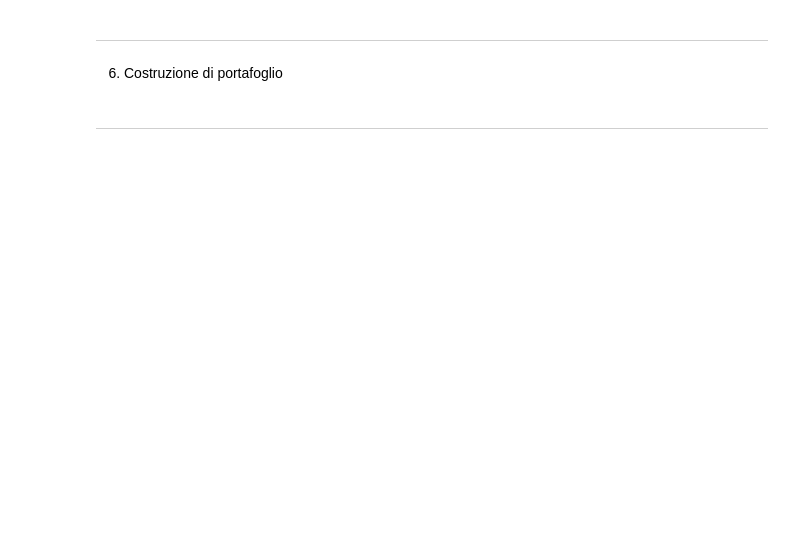
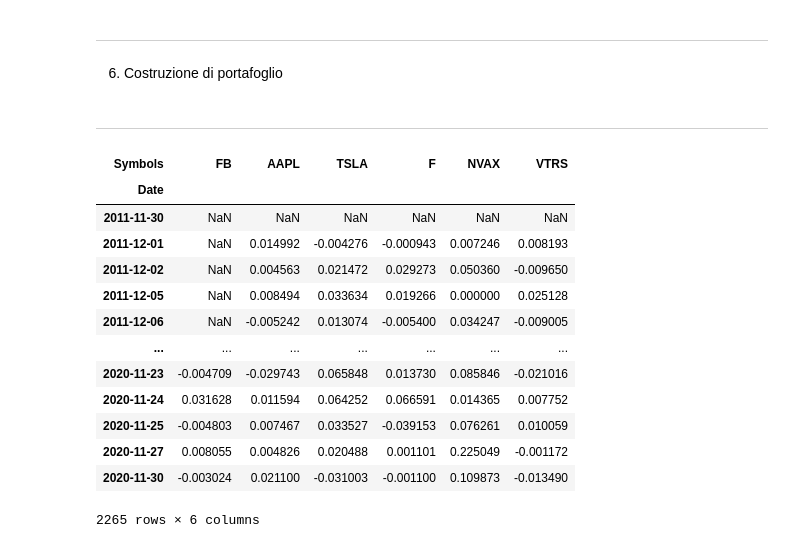
Before and after one commit to Simonotos/BusinessProject, a Jupyter notebook: BusinessProject.ipynb, the cells around one changed output. Saved outputs shown, nothing was run; the diff lists cells and outputs as text; code cells hidden in the pictures; blank space fills up the shorter version.

```diff
--- a/BusinessProject.ipynb
+++ b/BusinessProject.ipynb
@@ -4136,0 +3852,22 @@ ________________________________________________________________________________
+# %%
+#Ricaviamo i prezzi di chiusura di ciasuna azione e inserimoli in un dataframe
+tickers = ['FB', 'AAPL', 'TSLA', 'F', 'NVAX', 'VTRS']
+df = pdr.DataReader(tickers, data_source='yahoo', start='2011-11-30', end='2020-11-30')
+close_df = df["Close"]
+return_stocks = close_df.pct_change()
+return_stocks
+# %% [output]
+| Symbols | FB | AAPL | TSLA | F | NVAX | VTRS |
+| Date |  |  |  |  |  |  |
+| 2011-11-30 | NaN | NaN | NaN | NaN | NaN | NaN |
+| 2011-12-01 | NaN | 0.014992 | -0.004276 | -0.000943 | 0.007246 | 0.008193 |
+| 2011-12-02 | NaN | 0.004563 | 0.021472 | 0.029273 | 0.050360 | -0.009650 |
+| 2011-12-05 | NaN | 0.008494 | 0.033634 | 0.019266 | 0.000000 | 0.025128 |
+| 2011-12-06 | NaN | -0.005242 | 0.013074 | -0.005400 | 0.034247 | -0.009005 |
+| ... | ... | ... | ... | ... | ... | ... |
+| 2020-11-23 | -0.004709 | -0.029743 | 0.065848 | 0.013730 | 0.085846 | -0.021016 |
+| 2020-11-24 | 0.031628 | 0.011594 | 0.064252 | 0.066591 | 0.014365 | 0.007752 |
+| 2020-11-25 | -0.004803 | 0.007467 | 0.033527 | -0.039153 | 0.076261 | 0.010059 |
+| 2020-11-27 | 0.008055 | 0.004826 | 0.020488 | 0.001101 | 0.225049 | -0.001172 |
+| 2020-11-30 | -0.003024 | 0.021100 | -0.031003 | -0.001100 | 0.109873 | -0.013490 |
+2265 rows × 6 columns
```
Also changed, not shown: parts of 64 cells of this notebook, 2 other files.
